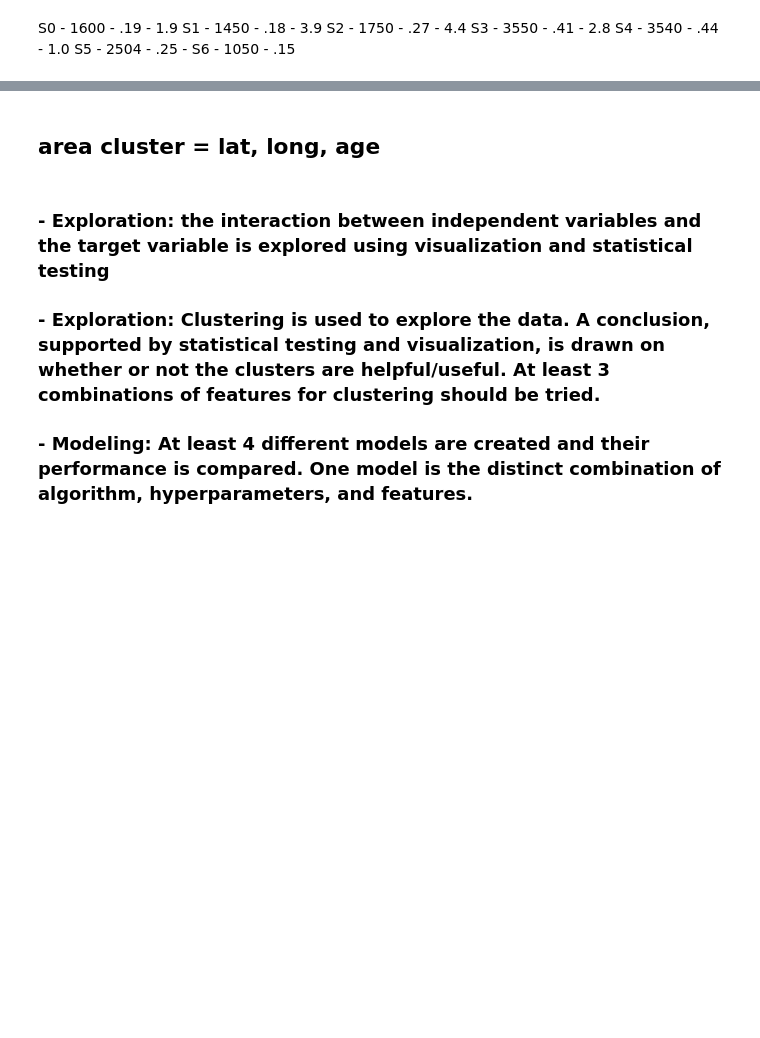
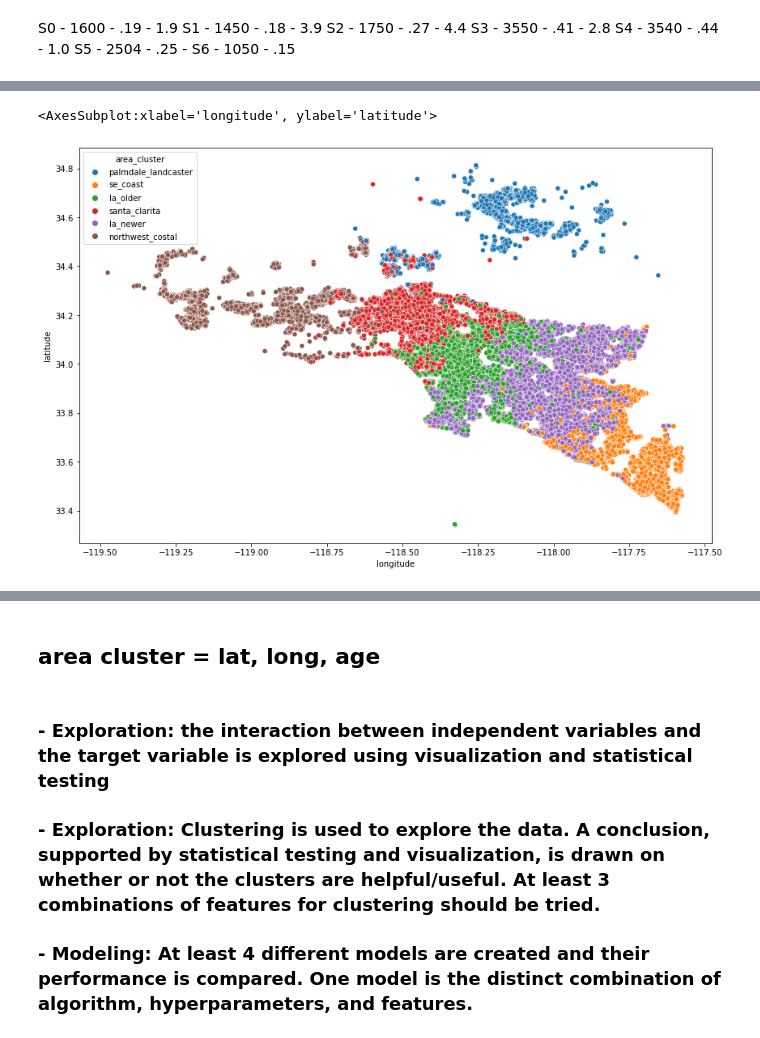
Before and after one commit to Zillow-Project-JG-DN/clustering-project-jgdn, a Jupyter notebook: dn_scratchpad.ipynb, the cells around one changed output, grey strips where cells are left out. Drawn from its saved outputs; the diff is of its cells as text; code cells hidden in the pictures; blank space fills up the shorter version.

```diff
--- a/dn_scratchpad.ipynb
+++ b/dn_scratchpad.ipynb
@@ -174,3 +162,3 @@ X_train.head()
 # %%
-dummy_df = pd.get_dummies(X_train[['area_cluster', 'size_cluster', 'price_cluster']], drop_first = False)
-X_train = pd.concat([X_train, dummy_df], axis = 1)
+# dummy_df = pd.get_dummies(X_train[['area_cluster', 'size_cluster', 'price_cluster']], drop_first = False)
+# X_train = pd.concat([X_train, dummy_df], axis = 1)
@@ -197,15 +198,12 @@ sns.scatterplot(data = X_train, x='taxamount', y='scaled_calculatedfinishedsquar
 # %%
 plt.figure(figsize=(14, 9))
 sns.scatterplot(data = X_train, x='longitude', y='latitude', hue = 'area_cluster')
 
-centroids_scaled.plot.scatter(x = 'longitude', y = 'latitude',
-                             ax = plt.gca(),
-                             s= 800,
-                             color = 'k',
-                             alpha = 0.3,
-                             label = 'centroids')
 #centroids.plot.scatter()
 #centroids.plot.scatter(y='petal_length', x='sepal_length', c='black', marker='x', s=1000, ax=plt.gca(), label='centroid')
+# %% [output]
+<AxesSubplot:xlabel='longitude', ylabel='latitude'>
+[figure, added]
 # %%
 # if we use clusters as features we need to one_hot_encode_them
 # %%
```
Also changed, not shown: parts of 44 cells of this notebook.
